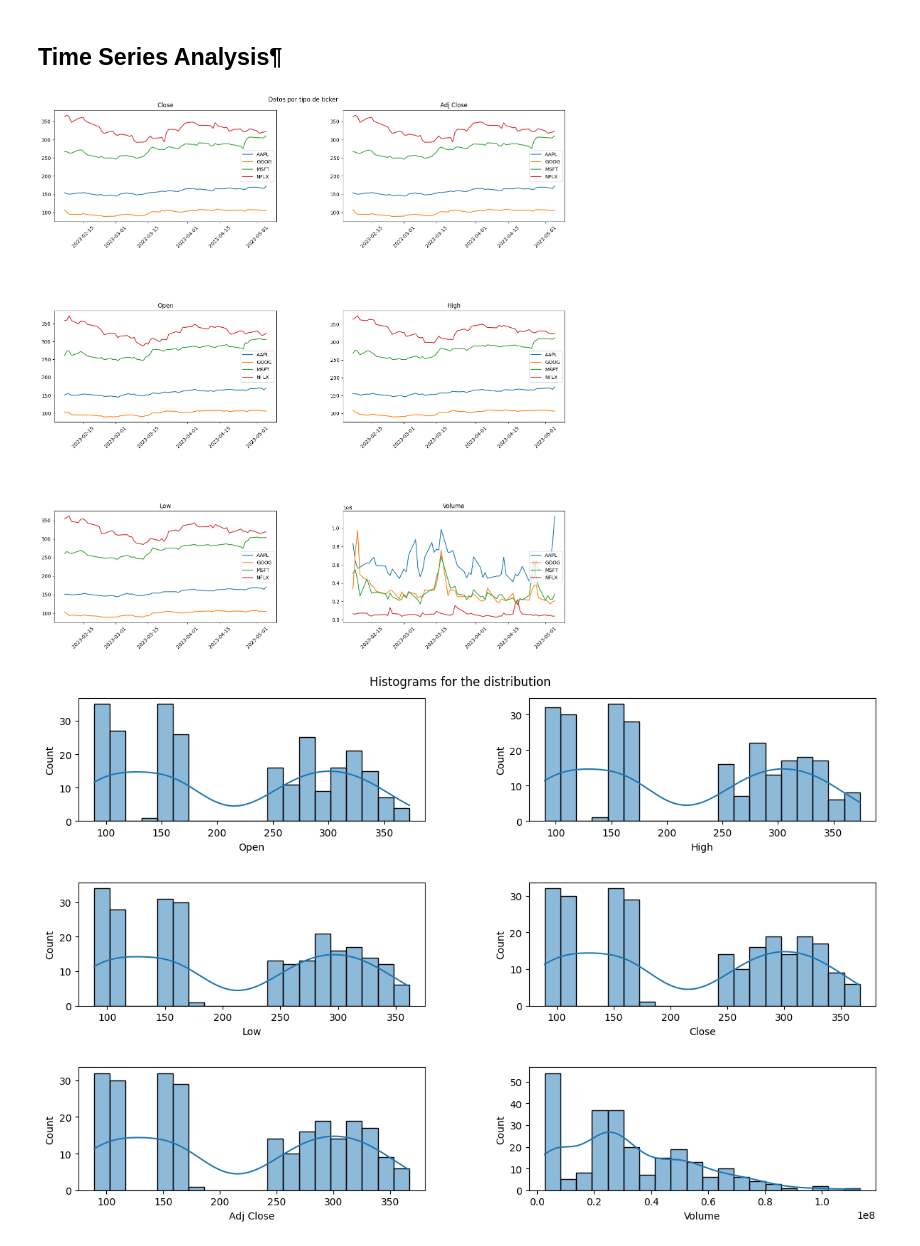
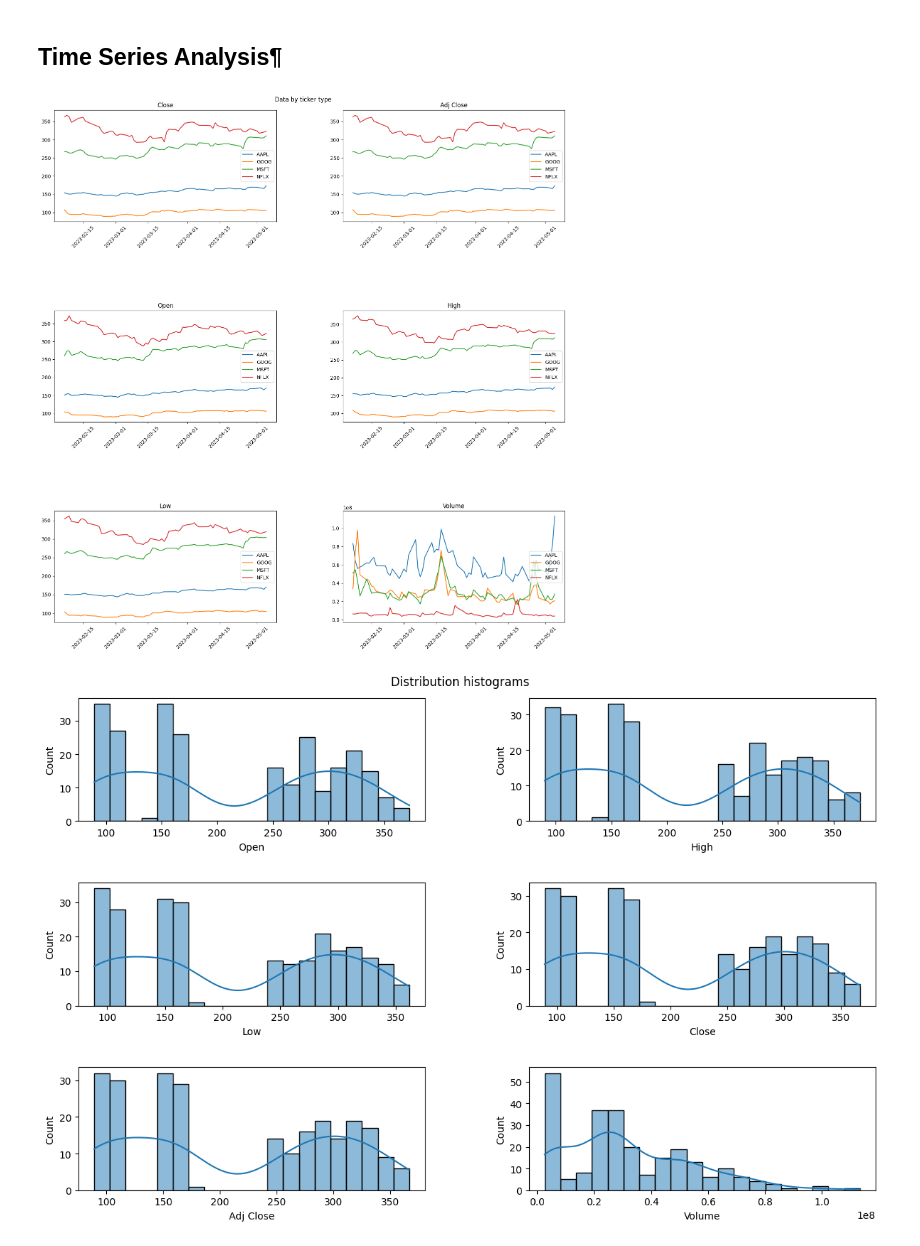
Before and after one commit to valec3/DATA-SCIENCE-PROJECTS, a Jupyter notebook: stock-market-analysis.ipynb, the cells around one changed output. Drawn from its saved outputs; the diff is of its cells as text; code cells hidden in the pictures.

```diff
--- a/stock-market-analysis.ipynb
+++ b/stock-market-analysis.ipynb
@@ -107,26 +108,26 @@ df['Date'] = pd.to_datetime(df['Date'])
 ## Time Series Analysis¶
 # %%
 fig, axs = plt.subplots(3, 2, figsize=(15, 16))
-fig.suptitle('Datos por tipo de ticker')
+fig.suptitle('Data by ticker type')
 cols = ['Close', 'Adj Close','Open', 'High', 'Low', 'Volume']
 for i,col in enumerate(cols):
     row = i // 2
     col = i % 2
     for ticker, data in df.groupby('Ticker'):
         axs[row, col].plot(data['Date'], data[cols[i]], label=ticker)
     axs[row, col].set_title(cols[i])
     axs[row, col].legend(loc='right')
     axs[row, col].tick_params(axis='x', rotation=45)
 
 plt.tight_layout()
 plt.subplots_adjust(wspace=0.3, hspace=0.8)
 plt.show()
 # %% [output]
-[figure, old version]
+[figure, new version]
 # %%
 cols = ['Open', 'High', 'Low', 'Close', 'Adj Close', 'Volume']
 fig, axs = plt.subplots(3, 2, figsize=(12, 8))
-fig.suptitle('Histograms for the distribution')
+fig.suptitle('Distribution histograms')
 
 for i in range(len(cols)):
     row = i // 2
@@ -137,5 +138,5 @@ plt.tight_layout()
 plt.subplots_adjust(wspace=0.3, hspace=0.5)
 plt.show()
 # %% [output]
-[figure, old version]
+[figure, new version]
 # %%
```
Also changed, not shown: parts of 29 cells of this notebook.
